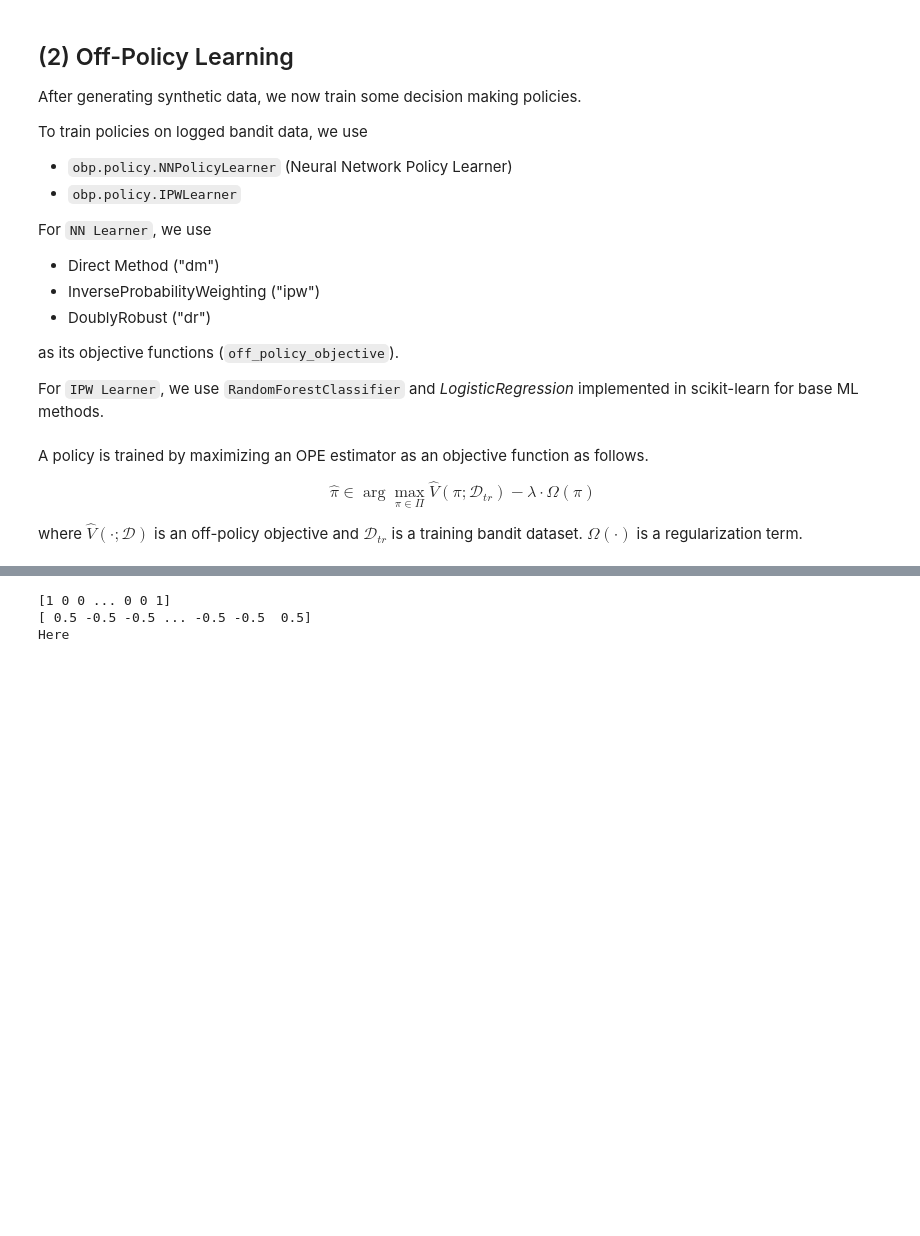
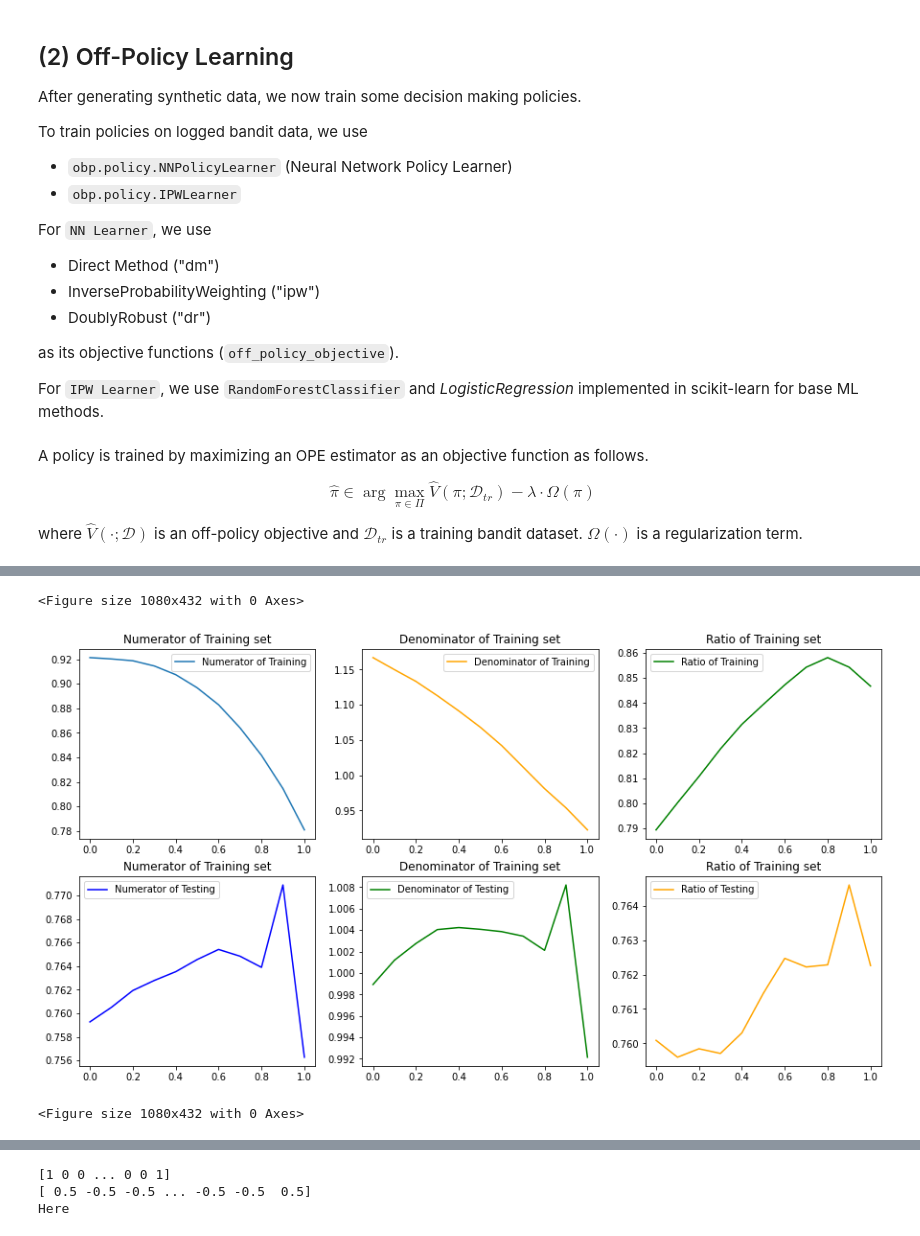
Before and after one commit to Tanvikapoor14/zr-obp, a Jupyter notebook: examples/quickstart/opl_tk_edited.ipynb, the cells around one changed output, grey strips where cells are left out. Cells and saved outputs as stored; diff of their text form; code cells hidden in the pictures; blank space fills up the shorter version.

```diff
--- a/examples/quickstart/opl_tk_edited.ipynb
+++ b/examples/quickstart/opl_tk_edited.ipynb
@@ -212,0 +314,43 @@ TypeError: __init__() got an unexpected keyword argument 'loss_translation'
+# %%
+import matplotlib.pyplot as plt
+
+loss = [0, 0.1, 0.2, 0.3, 0.4, 0.5, 0.6, 0.7, 0.8, 0.9, 1]
+
+fig = plt.figure(figsize=(15, 6))
+fig, ((ax1, ax2, ax3), (ax4, ax5, ax6)) = plt.subplots(2,3,figsize=(15, 8))
+plt.figure(figsize=(15, 6))
+# ax1 = fig.add_subplot(111)
+# ax2 = fig.add_subplot(121)
+# ax3 = fig.add_subplot(211)
+# ax4 = fig.add_subplot(221)
+# ax5 = fig.add_subplot(311)
+# ax6 = fig.add_subplot(321)
+
+ax1.plot (loss, num_lst_train, label = "Numerator of Training")
+ax1.legend()
+ax1.set_title ("Numerator of Training set")
+
+ax2.plot (loss, den_lst_train, label = "Denominator of Training", color = "orange")
+ax2.legend()
+ax2.set_title ("Denominator of Training set")
+
+ax3.plot (loss, ratio_lst_train, label = "Ratio of Training", color = "green")
+ax3.legend()
+ax3.set_title ("Ratio of Training set")
+
+ax4.plot (loss, num_lst_test, label = "Numerator of Testing", color = "blue")
+ax4.legend()
+ax4.set_title ("Numerator of Training set")
+
+ax5.plot (loss, den_lst_test, label = "Denominator of Testing", color = "green")
+ax5.legend()
+ax5.set_title ("Denominator of Training set")
+
+ax6.plot (loss, ratio_lst_test, label = "Ratio of Testing", color = "orange")
+ax6.legend()
+ax6.set_title ("Ratio of Training set")
+fig.show()
+# %% [output]
+<Figure size 1080x432 with 0 Axes>
+[figure, added]
+<Figure size 1080x432 with 0 Axes>
```
Also changed, not shown: parts of 12 cells of this notebook, 1 other file.
